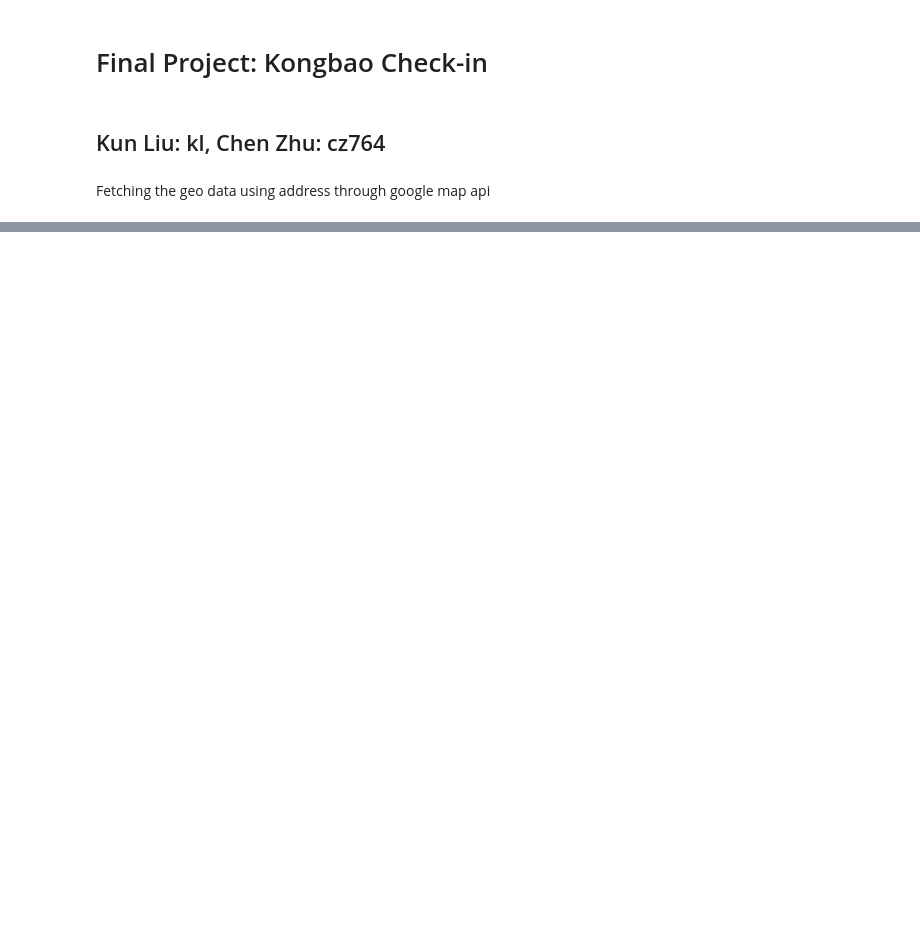
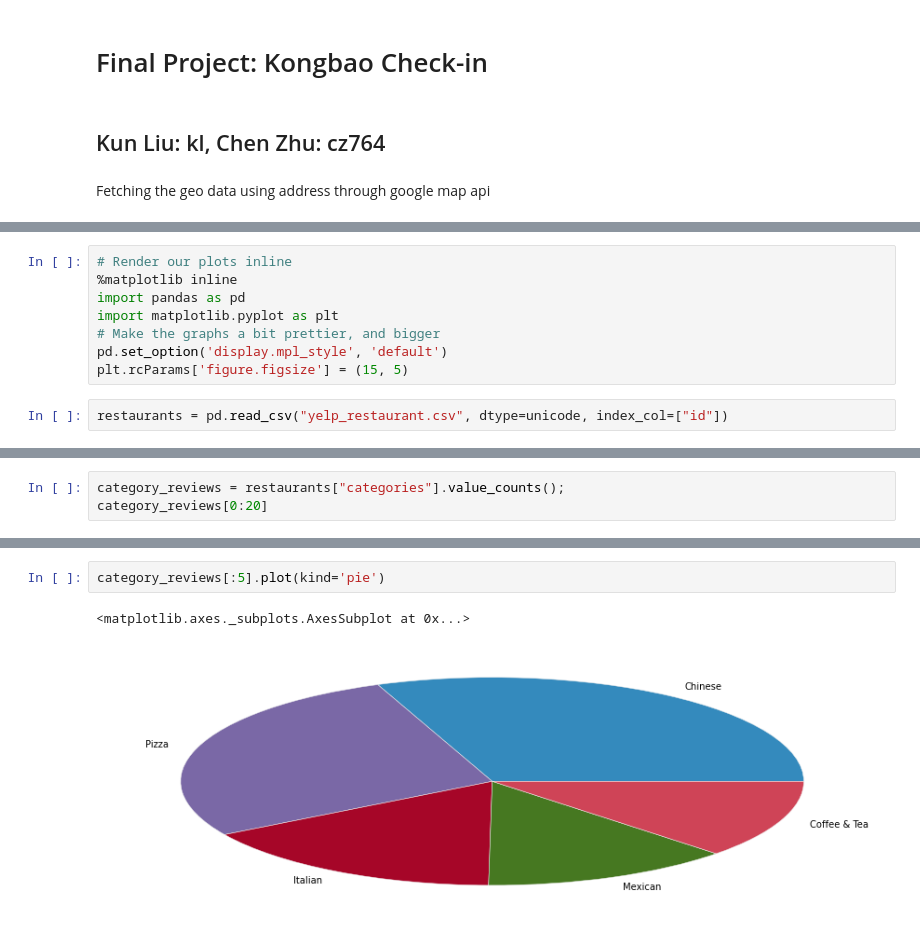
Before and after one commit to cz764/DealingWithData_FinalProject, a Jupyter notebook: ipynb/FinalProject.ipynb, the cells around one changed output, grey strips where cells are left out. Drawn from its saved outputs; the diff is of its cells as text; blank space fills up the shorter version.

```diff
--- a/ipynb/FinalProject.ipynb
+++ b/ipynb/FinalProject.ipynb
@@ -76,0 +62,10 @@ mysqldao.select('yelp', 'yelp_phone', ['longitude', 'latitude'], ['phone'], [{'p
+# %%
+# Render our plots inline
+%matplotlib inline
+import pandas as pd
+import matplotlib.pyplot as plt
+# Make the graphs a bit prettier, and bigger
+pd.set_option('display.mpl_style', 'default')
+plt.rcParams['figure.figsize'] = (15, 5)
+# %%
+restaurants = pd.read_csv("yelp_restaurant.csv", dtype=unicode, index_col=["id"])
@@ -76,0 +122,3 @@ mysqldao.select('yelp', 'yelp_phone', ['longitude', 'latitude'], ['phone'], [{'p
+# %%
+category_reviews = restaurants["categories"].value_counts();
+category_reviews[0:20]
@@ -76,0 +143,5 @@ mysqldao.select('yelp', 'yelp_phone', ['longitude', 'latitude'], ['phone'], [{'p
+# %%
+category_reviews[:5].plot(kind='pie')
+# %% [output]
+<matplotlib.axes._subplots.AxesSubplot at 0x...>
+[figure, added]
```
Also changed, not shown: parts of 22 cells of this notebook.
